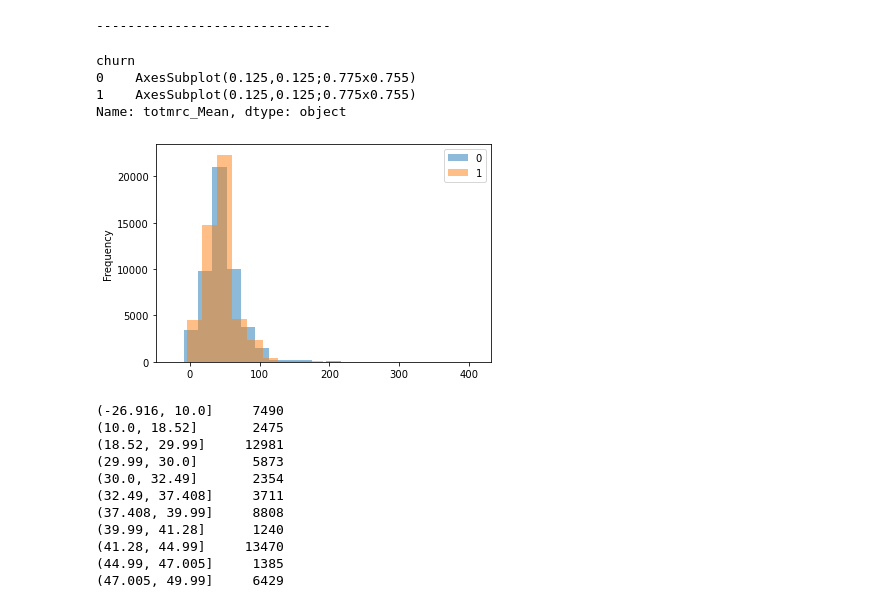
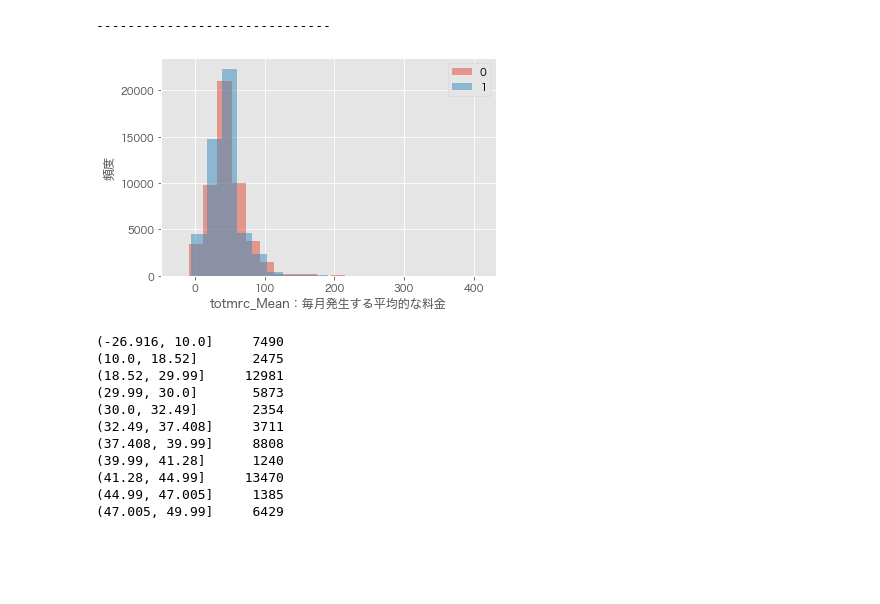
Before and after one commit to Fumiya-Matsumoto/telecom_customer, a Jupyter notebook: notebook/eda.ipynb, the cells around one changed output. Cells and saved outputs as stored; diff of their text form; code cells hidden in the pictures; blank space fills up the shorter version.

```diff
--- a/notebook/eda.ipynb
+++ b/notebook/eda.ipynb
@@ -376,3 +376,10 @@ df.groupby('months')['churn'].mean().plot(kind='line')
 # %% [output]
 <AxesSubplot:xlabel='months'>
 [figure]
+# %%
+fig = plt.figure()
+plt.style.use('ggplot')
+plt.plot(df.groupby('months')['churn'].mean(), marker='o')
+plt.xlabel('months：サービス利用開始からの月数')
+plt.ylabel('解約率')
+fig.savefig("../images/months.png")
@@ -509,13 +518,14 @@ max        409.990000
 Name: totmrc_Mean, dtype: float64
 ------------------------------
 # %%
+fig = plt.figure()
+plt.style.use('ggplot')
 df.groupby(["churn"])["totmrc_Mean"].plot.hist(bins=20, alpha=0.5, legend=True)
+plt.xlabel('totmrc_Mean：毎月発生する平均的な料金')
+plt.ylabel('頻度')
+fig.savefig("../images/totmrc_Mean.png")
 # %% [output]
-churn
-0    AxesSubplot(0.125,0.125;0.775x0.755)
-1    AxesSubplot(0.125,0.125;0.775x0.755)
-Name: totmrc_Mean, dtype: object
-[figure, old version]
+[figure, new version]
 # %%
 df['totmrc_Mean_bins'] = pd.qcut(df['totmrc_Mean'], 20, duplicates='drop')
 df['totmrc_Mean_bins'].value_counts(sort=False)
```
Also changed, not shown: parts of 38 cells of this notebook, 10 other files.
